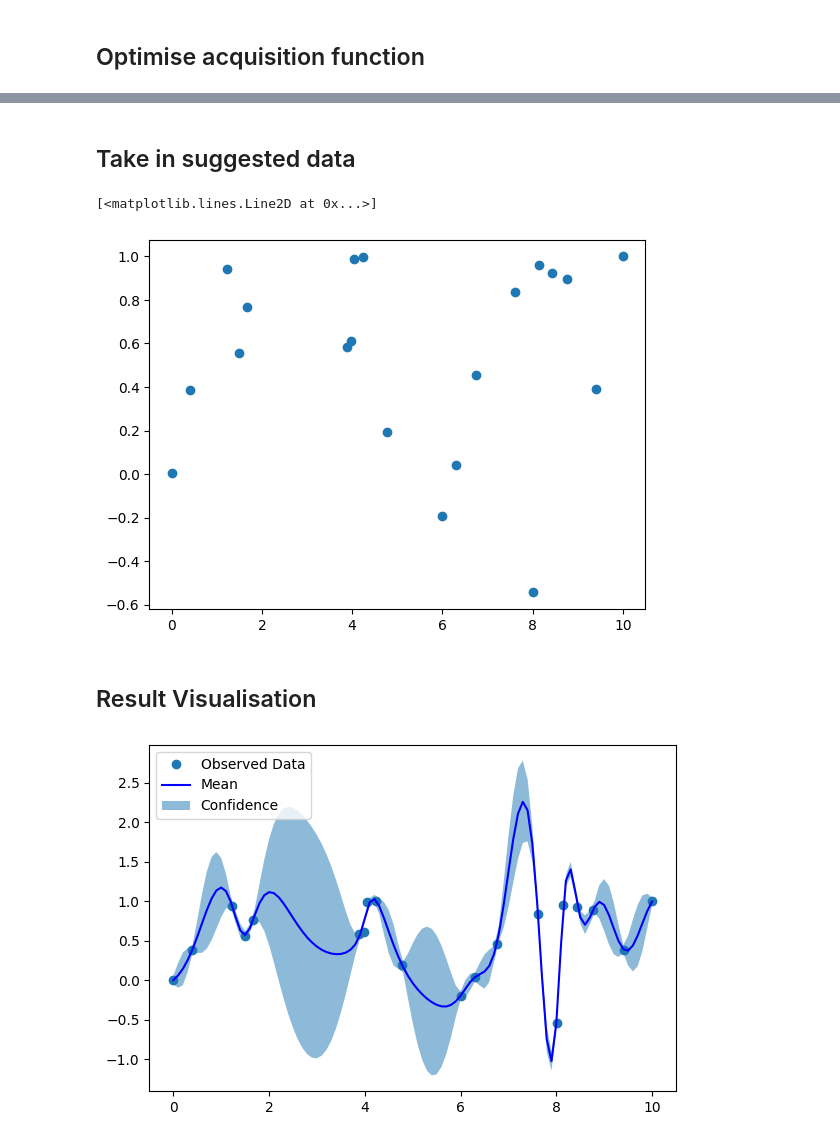
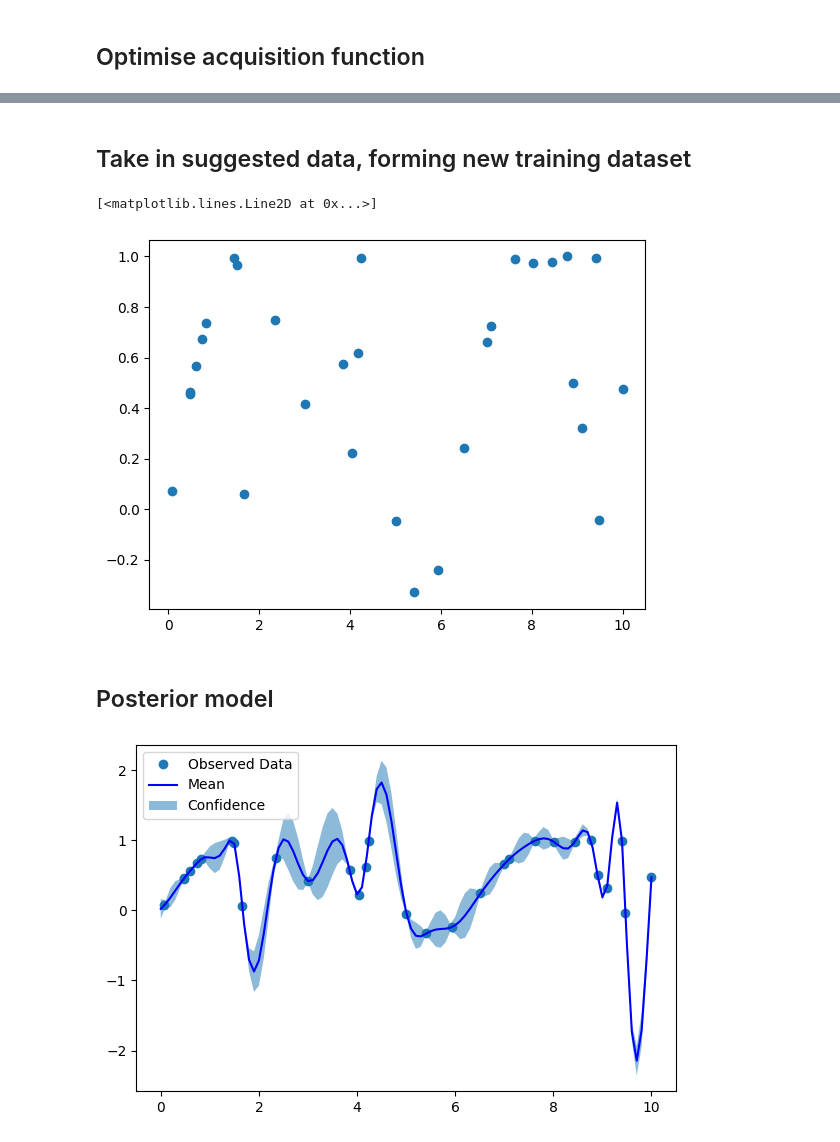
Before and after one commit to YimengJin/Thesis_Yimeng, a Jupyter notebook: Model Test.ipynb, the cells around one changed output, grey strips where cells are left out. Drawn from its saved outputs; the diff is of its cells as text; code cells hidden in the pictures.

```diff
--- a/Model Test.ipynb
+++ b/Model Test.ipynb
@@ -38,7 +38,7 @@ plt.show()
 # %% [markdown]
 ## Retrive initial dataset
 # %%
-n = 10 # Number of training points
+n = 20 # Number of training points
 train_x = torch.rand(n,1)*10
 train_y = F(train_x).unsqueeze(-1)
 best_observed = train_y.max().item()
@@ -147,5 +147,5 @@ plt.show()
 # %% [markdown]
-## Take in suggested data
+## Take in suggested data, forming new training dataset
 # %%
 combine_x = (train_x,candidates)
 combine_y = (train_y,candidates_y)
@@ -155,34 +155,34 @@ posterior_x,posterior_y
 plt.plot(posterior_x,posterior_y,'o')
 # %% [output]
 [<matplotlib.lines.Line2D at 0x...>]
-[figure, old version]
+[figure, new version]
-# %% [markdown]
-## Result Visualisation
+# %% [markdown]
+## Posterior model
 # %%
-posterior_model = SingleTaskGP(posterior_x,posterior_y)
+posterior_model = SingleTaskGP(posterior_x,posterior_y,)
 mll = ExactMarginalLogLikelihood(posterior_model.likelihood,model)
 fit_gpytorch_model(mll)
 
 # Plot
 posterior_model.eval()
 # Initialize plot
 f, ax = plt.subplots(1, 1, figsize=(6, 4))
 # test model on 101 regular spaced points on the interval [0, 10]
 test_x = torch.linspace(0, 10, 101)
 # no need for gradients
 with torch.no_grad():
     # compute posterior
     posterior = posterior_model.posterior(test_x)
     # Get upper and lower confidence bounds (2 standard deviations from the mean)
     lower, upper = posterior.mvn.confidence_region()
     # Plot training points as black stars
-    ax.plot(posterior_x.cpu().numpy(), posterior_y.cpu().numpy(), 'o')
+    ax.plot(posterior_x.cpu().numpy(), posterior_y.cpu().numpy(), 'o',)
     # Plot posterior means as blue line
     ax.plot(test_x.cpu().numpy(), posterior.mean.cpu().numpy(), 'b')
     # Shade between the lower and upper confidence bounds
     ax.fill_between(test_x.cpu().numpy(), lower.cpu().numpy(), upper.cpu().numpy(), alpha=0.5)
 ax.legend(['Observed Data', 'Mean', 'Confidence'])
 plt.tight_layout()
 plt.show()
 # %% [output]
-[figure, old version]
+[figure, new version]
```
Also changed, not shown: parts of 4 cells of this notebook.
